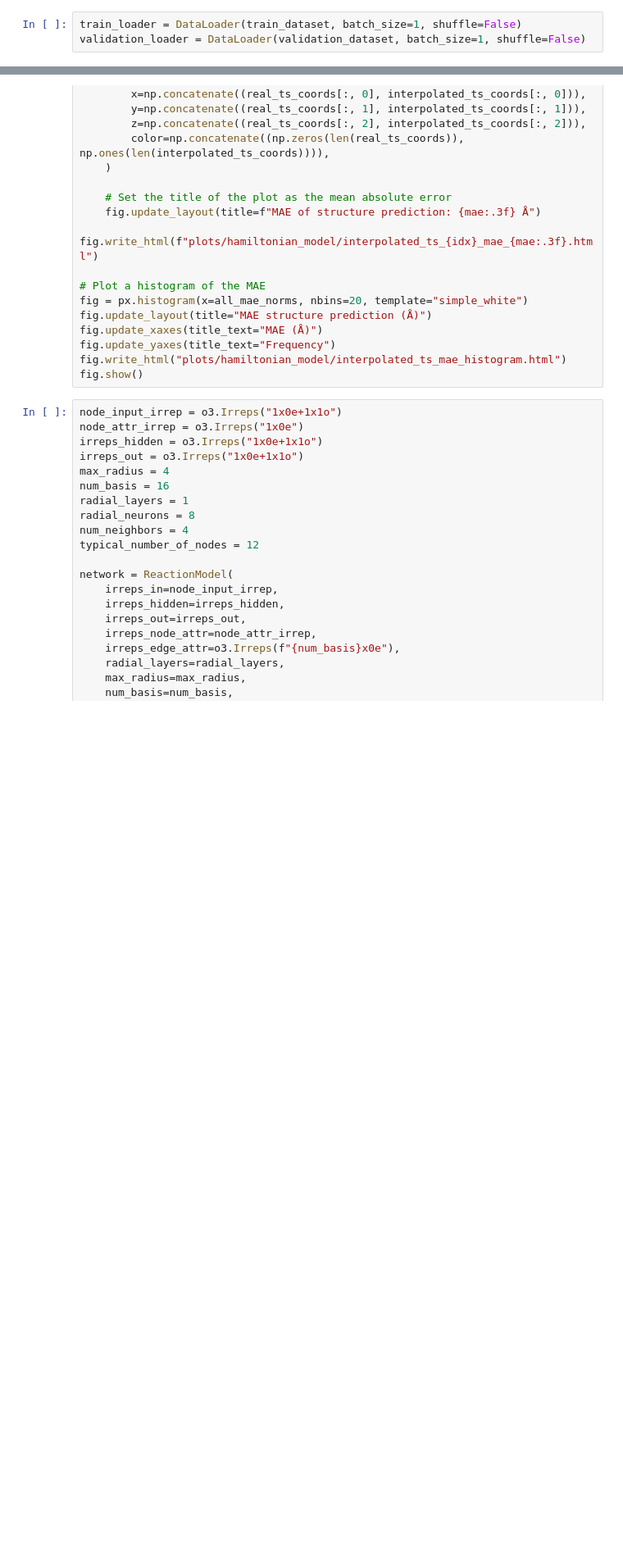
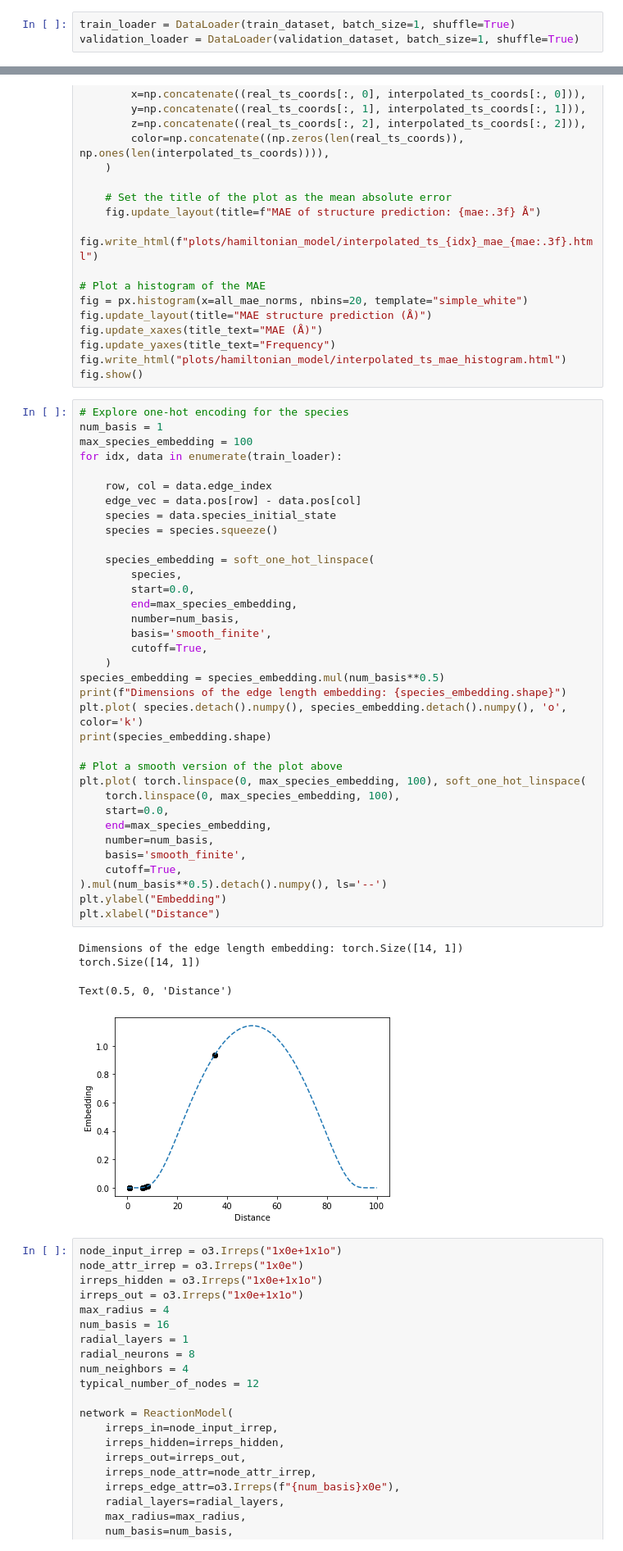
Before and after one commit to sudarshanv01/coeffnet, a Jupyter notebook: training/analyse_hamiltonian_dataset.ipynb, the cells around one changed output, grey strips where cells are left out. Shown: that part at 82% size. Drawn from its saved outputs; the diff is of its cells as text; blank space fills up the shorter version.

```diff
--- a/training/analyse_hamiltonian_dataset.ipynb
+++ b/training/analyse_hamiltonian_dataset.ipynb
@@ -55,8 +55,8 @@ INFO:minimal_basis.dataset.dataset_reaction:Successfully loaded json file with d
 INFO:minimal_basis.dataset.dataset_reaction:Successfully loaded json file with basis information.
 INFO:minimal_basis.dataset.dataset_reaction:Parsing basis information.
 # %%
-train_loader = DataLoader(train_dataset, batch_size=1, shuffle=False)
-validation_loader = DataLoader(validation_dataset, batch_size=1, shuffle=False)
+train_loader = DataLoader(train_dataset, batch_size=1, shuffle=True)
+validation_loader = DataLoader(validation_dataset, batch_size=1, shuffle=True)
 # %%
 all_mae_norms = []
 
@@ -91,6 +91,46 @@ fig.update_xaxes(title_text="MAE (Å)")
 fig.update_yaxes(title_text="Frequency")
 fig.write_html("plots/hamiltonian_model/interpolated_ts_mae_histogram.html")
 fig.show()
+# %%
+# Explore one-hot encoding for the species
+num_basis = 1
+max_species_embedding = 100
+for idx, data in enumerate(train_loader):
+
+    row, col = data.edge_index
+    edge_vec = data.pos[row] - data.pos[col]
+    species = data.species_initial_state
+    species = species.squeeze()
+
+    species_embedding = soft_one_hot_linspace(
+        species,
+        start=0.0,
+        end=max_species_embedding,
+        number=num_basis,
+        basis='smooth_finite',
+        cutoff=True,
+    )
+species_embedding = species_embedding.mul(num_basis**0.5)
+print(f"Dimensions of the edge length embedding: {species_embedding.shape}")
+plt.plot( species.detach().numpy(), species_embedding.detach().numpy(), 'o', color='k')
+print(species_embedding.shape)
+
+# Plot a smooth version of the plot above
+plt.plot( torch.linspace(0, max_species_embedding, 100), soft_one_hot_linspace(
+    torch.linspace(0, max_species_embedding, 100),
+    start=0.0,
+    end=max_species_embedding,
+    number=num_basis,
+    basis='smooth_finite',
+    cutoff=True,
+).mul(num_basis**0.5).detach().numpy(), ls='--')
+plt.ylabel("Embedding")
+plt.xlabel("Distance")
+# %% [output]
+Dimensions of the edge length embedding: torch.Size([14, 1])
+torch.Size([14, 1])
+Text(0.5, 0, 'Distance')
+[figure, added]
 # %%
 node_input_irrep = o3.Irreps("1x0e+1x1o")
 node_attr_irrep = o3.Irreps("1x0e")
```
Also changed, not shown: parts of 1 cell of this notebook, 5 other files.
